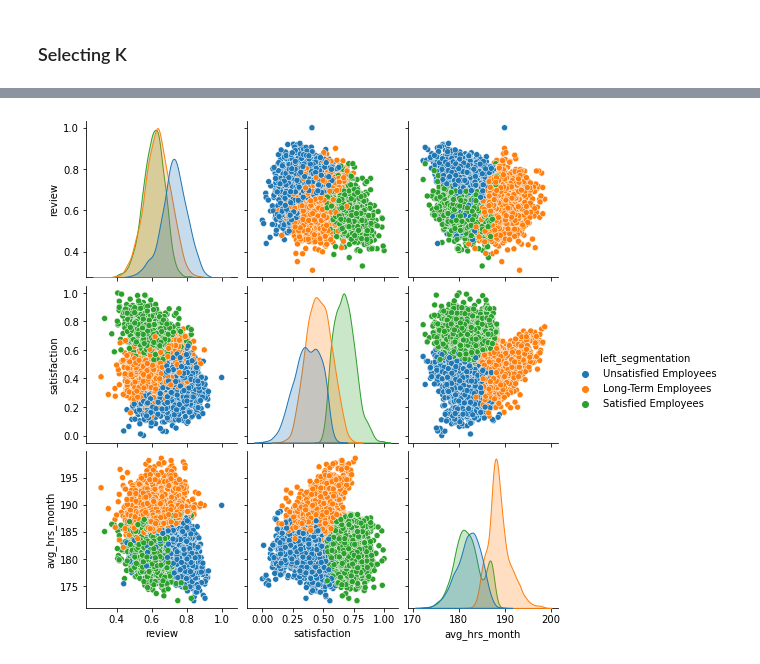
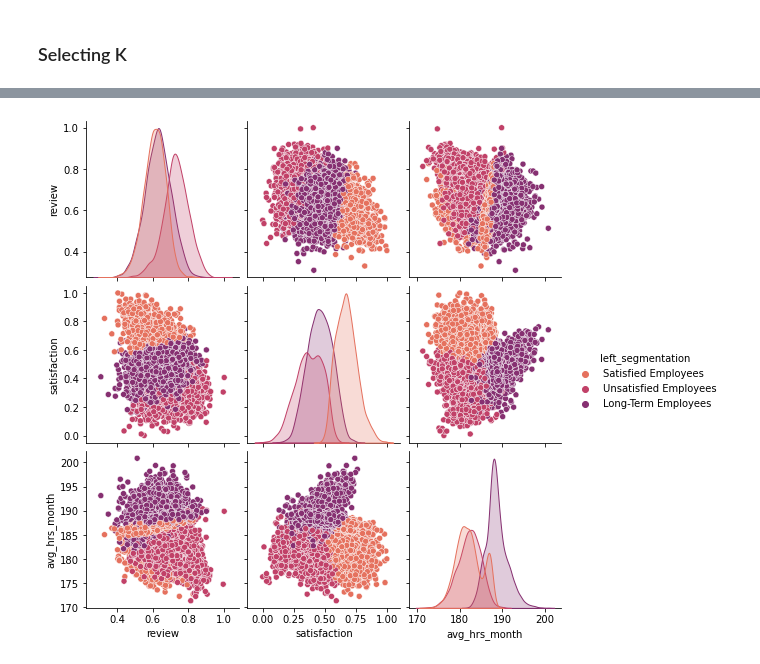
Before and after one commit to ericyaang/employee-attrition, a Jupyter notebook: segment_employee.ipynb, the cells around one changed output, grey strips where cells are left out. Saved outputs shown, nothing was run; the diff lists cells and outputs as text; code cells hidden in the pictures.

```diff
--- a/segment_employee.ipynb
+++ b/segment_employee.ipynb
@@ -12,8 +10,14 @@ import plotly.express as px
 import plotly.io as pio
 pio.templates.default = "simple_white"
 
-# load full training set
-df = pd.read_pickle(r"train_enc.pkl")
+
+# Set seeds for reproducibility
+seed = 123
+
+
+# Read data
+df = pd.read_csv(
+    r'C:\Users\Eric\Documents\employee-attrition\employee-attrition\data\employee_churn_data.csv')
 
 # Separate labels and target
 X, y =  df.drop(columns="left", axis = 1), df["left"]
@@ -267,9 +257,9 @@ Name: left_segmentation, Length: 7632, dtype: int32
 # %%
 # Naming each one of the clusters according to what they represent
-df_cluster['left_segmentation'] = df_cluster['left_segmentation'].apply(lambda x: 'Long-Term Employees' if x == 0 else ('Satisfied Employees' if x == 1 else 'Unsatisfied Employees'))
+df_cluster['left_segmentation'] = df_cluster['left_segmentation'].apply(lambda x: 'Unsatisfied Employees' if x == 0 else ('Satisfied Employees' if x == 1 else 'Long-Term Employees'))
 
 # Checking changes
-centroids = df_cluster.groupby('left_segmentation')[left_features].mean().round(2)
+centroids = df_cluster.groupby('left_segmentation')[cluster_features].mean().round(2)
 centroids
 # %% [output]
 |  | review | satisfaction | avg_hrs_month |
@@ -318,9 +292,13 @@ In the Satisfied Employees group there are 2488 employees ( 32.6 % of total empl
 # %%
-# Checking clusters distribution with boxplot
-cols = left_features + ['left_segmentation']
+vars = [
+ 'review',
+ 'satisfaction',
+ 'avg_hrs_month',
+ "left_segmentation"
+]
 
-#plot
-sns.pairplot(data=df_cluster[cols], hue='left_segmentation')
+# plot
+sns.pairplot(data=df_cluster[vars], hue='left_segmentation', palette="flare")
 plt.show()
 # %% [output]
-[figure, old version]
+[figure, new version]
```
Also changed, not shown: parts of 15 cells of this notebook, 2 other files.
